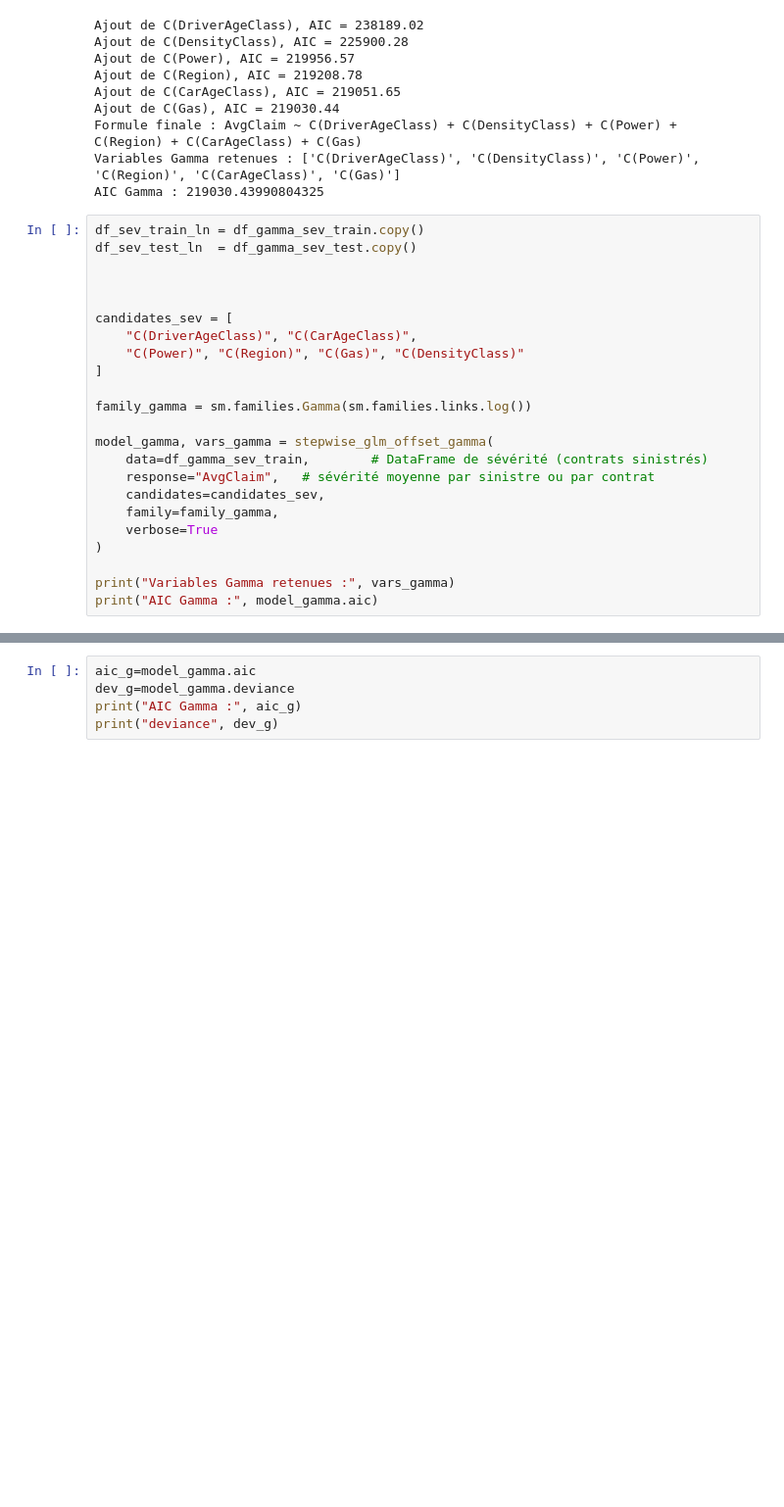
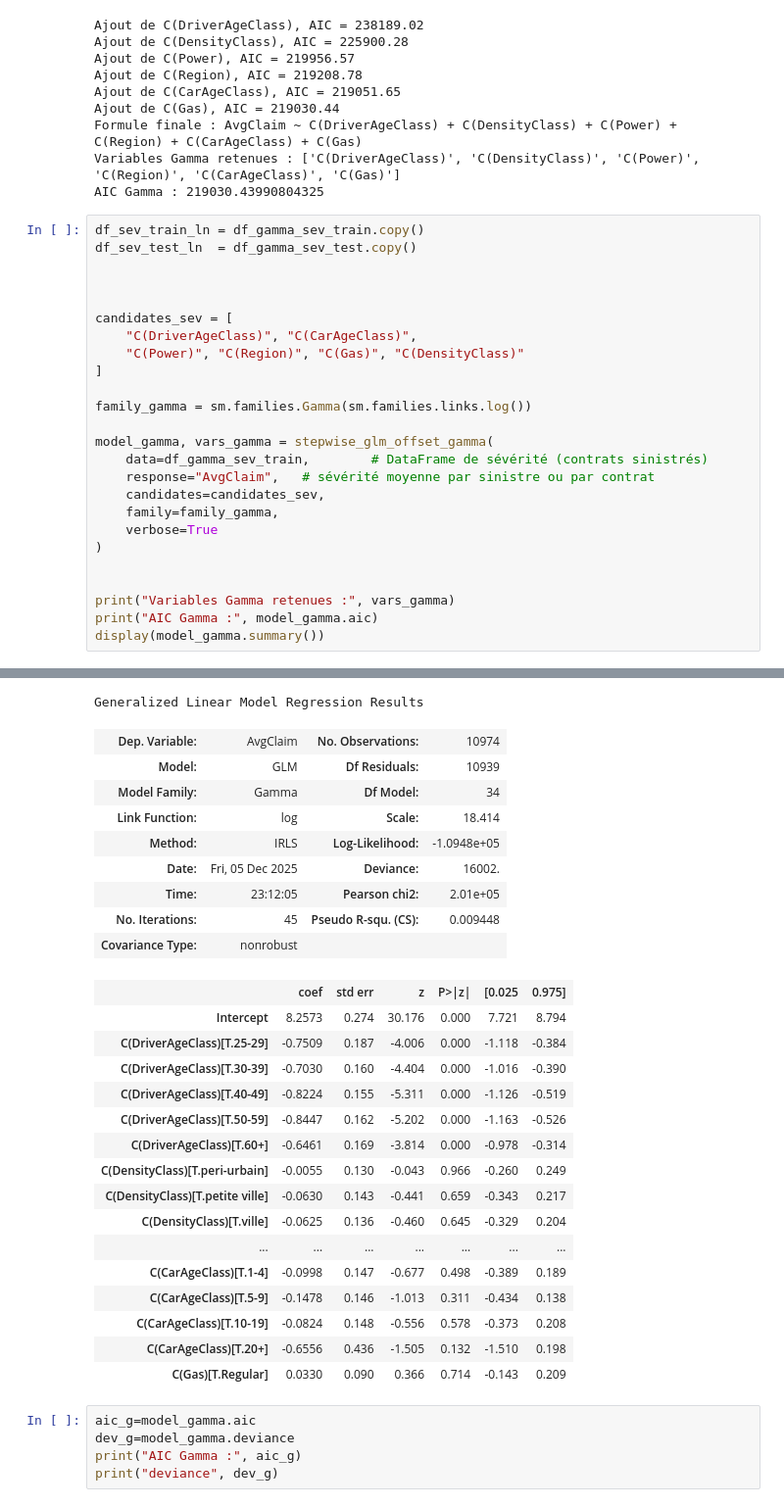
Before and after one commit to fadiblm/Projet-assurance-non-vie, a Jupyter notebook: Modelisation.ipynb, the cells around one changed output, grey strips where cells are left out. Shown at 98% size. Cells and saved outputs as stored; diff of their text form; blank space fills up the shorter version.

```diff
--- a/Modelisation.ipynb
+++ b/Modelisation.ipynb
@@ -560,33 +593,61 @@ df_sev_test_ln  = df_gamma_sev_test.copy()
 
 
 
 candidates_sev = [
     "C(DriverAgeClass)", "C(CarAgeClass)",
     "C(Power)", "C(Region)", "C(Gas)", "C(DensityClass)"
 ]
 
 family_gamma = sm.families.Gamma(sm.families.links.log())
 
 model_gamma, vars_gamma = stepwise_glm_offset_gamma(
     data=df_gamma_sev_train,        # DataFrame de sévérité (contrats sinistrés)
     response="AvgClaim",   # sévérité moyenne par sinistre ou par contrat
     candidates=candidates_sev,
     family=family_gamma,
     verbose=True
 )
 
+
 print("Variables Gamma retenues :", vars_gamma)
 print("AIC Gamma :", model_gamma.aic)
+display(model_gamma.summary())
 # %% [output]
 Ajout de C(DriverAgeClass), AIC = 238189.02
 Ajout de C(DensityClass), AIC = 225900.28
 Ajout de C(Power), AIC = 219956.57
 Ajout de C(Region), AIC = 219208.78
 Ajout de C(CarAgeClass), AIC = 219051.65
 Ajout de C(Gas), AIC = 219030.44
 Formule finale : AvgClaim ~ C(DriverAgeClass) + C(DensityClass) + C(Power) + C(Region) + C(CarAgeClass) + C(Gas)
 Variables Gamma retenues : ['C(DriverAgeClass)', 'C(DensityClass)', 'C(Power)', 'C(Region)', 'C(CarAgeClass)', 'C(Gas)']
 AIC Gamma : 219030.43990804325
+Generalized Linear Model Regression Results
+| Dep. Variable: | AvgClaim | No. Observations: | 10974 |
+| Model: | GLM | Df Residuals: | 10939 |
+| Model Family: | Gamma | Df Model: | 34 |
+| Link Function: | log | Scale: | 18.414 |
+| Method: | IRLS | Log-Likelihood: | -1.0948e+05 |
+| Date: | Fri, 05 Dec 2025 | Deviance: | 16002. |
+| Time: | 23:12:05 | Pearson chi2: | 2.01e+05 |
+| No. Iterations: | 45 | Pseudo R-squ. (CS): | 0.009448 |
+| Covariance Type: | nonrobust |  |  |
+|  | coef | std err | z | P>|z| | [0.025 | 0.975] |
+| Intercept | 8.2573 | 0.274 | 30.176 | 0.000 | 7.721 | 8.794 |
+| C(DriverAgeClass)[T.25-29] | -0.7509 | 0.187 | -4.006 | 0.000 | -1.118 | -0.384 |
+| C(DriverAgeClass)[T.30-39] | -0.7030 | 0.160 | -4.404 | 0.000 | -1.016 | -0.390 |
+| C(DriverAgeClass)[T.40-49] | -0.8224 | 0.155 | -5.311 | 0.000 | -1.126 | -0.519 |
+| C(DriverAgeClass)[T.50-59] | -0.8447 | 0.162 | -5.202 | 0.000 | -1.163 | -0.526 |
+| C(DriverAgeClass)[T.60+] | -0.6461 | 0.169 | -3.814 | 0.000 | -0.978 | -0.314 |
+| C(DensityClass)[T.peri-urbain] | -0.0055 | 0.130 | -0.043 | 0.966 | -0.260 | 0.249 |
+| C(DensityClass)[T.petite ville] | -0.0630 | 0.143 | -0.441 | 0.659 | -0.343 | 0.217 |
+| C(DensityClass)[T.ville] | -0.0625 | 0.136 | -0.460 | 0.645 | -0.329 | 0.204 |
+| ... | ... | ... | ... | ... | ... | ... |
+| C(CarAgeClass)[T.1-4] | -0.0998 | 0.147 | -0.677 | 0.498 | -0.389 | 0.189 |
+| C(CarAgeClass)[T.5-9] | -0.1478 | 0.146 | -1.013 | 0.311 | -0.434 | 0.138 |
+| C(CarAgeClass)[T.10-19] | -0.0824 | 0.148 | -0.556 | 0.578 | -0.373 | 0.208 |
+| C(CarAgeClass)[T.20+] | -0.6556 | 0.436 | -1.505 | 0.132 | -1.510 | 0.198 |
+| C(Gas)[T.Regular] | 0.0330 | 0.090 | 0.366 | 0.714 | -0.143 | 0.209 |
 # %%
 aic_g=model_gamma.aic
 dev_g=model_gamma.deviance
```
Also changed, not shown: parts of 4 cells of this notebook.
